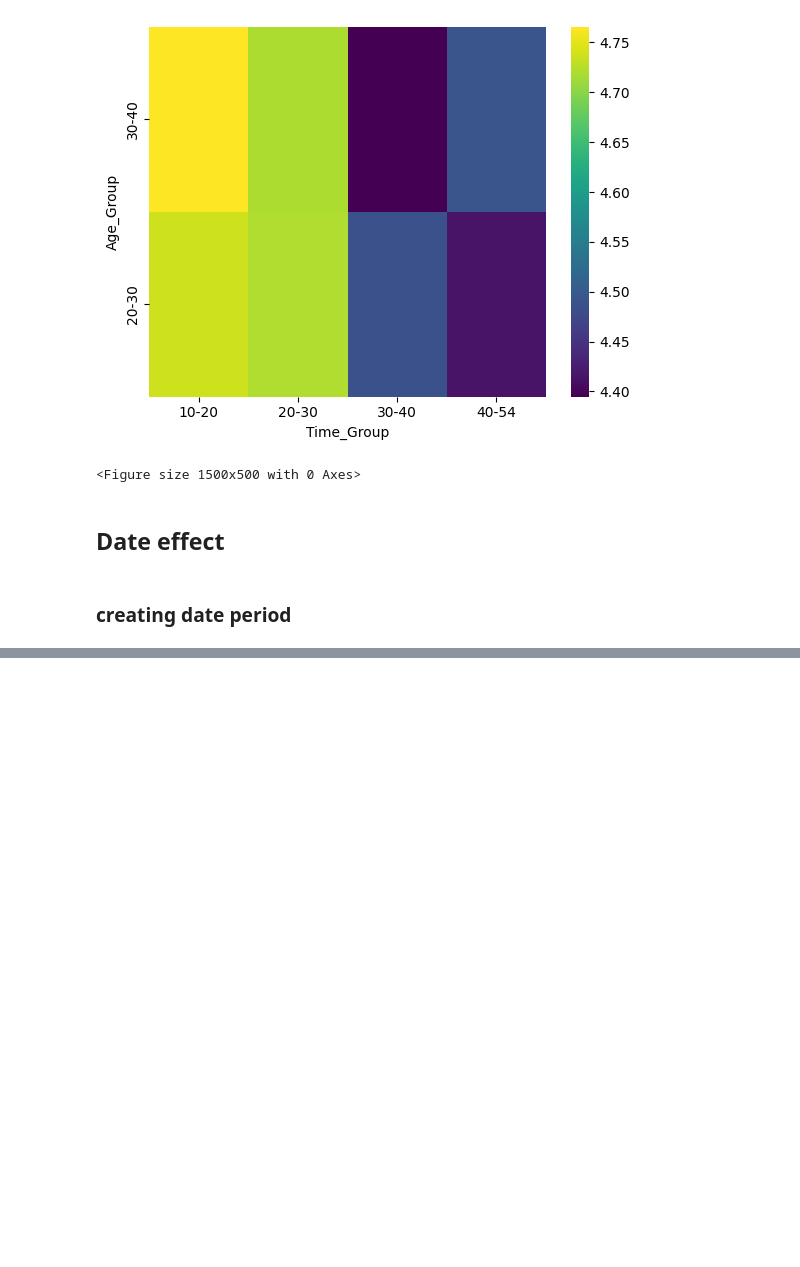
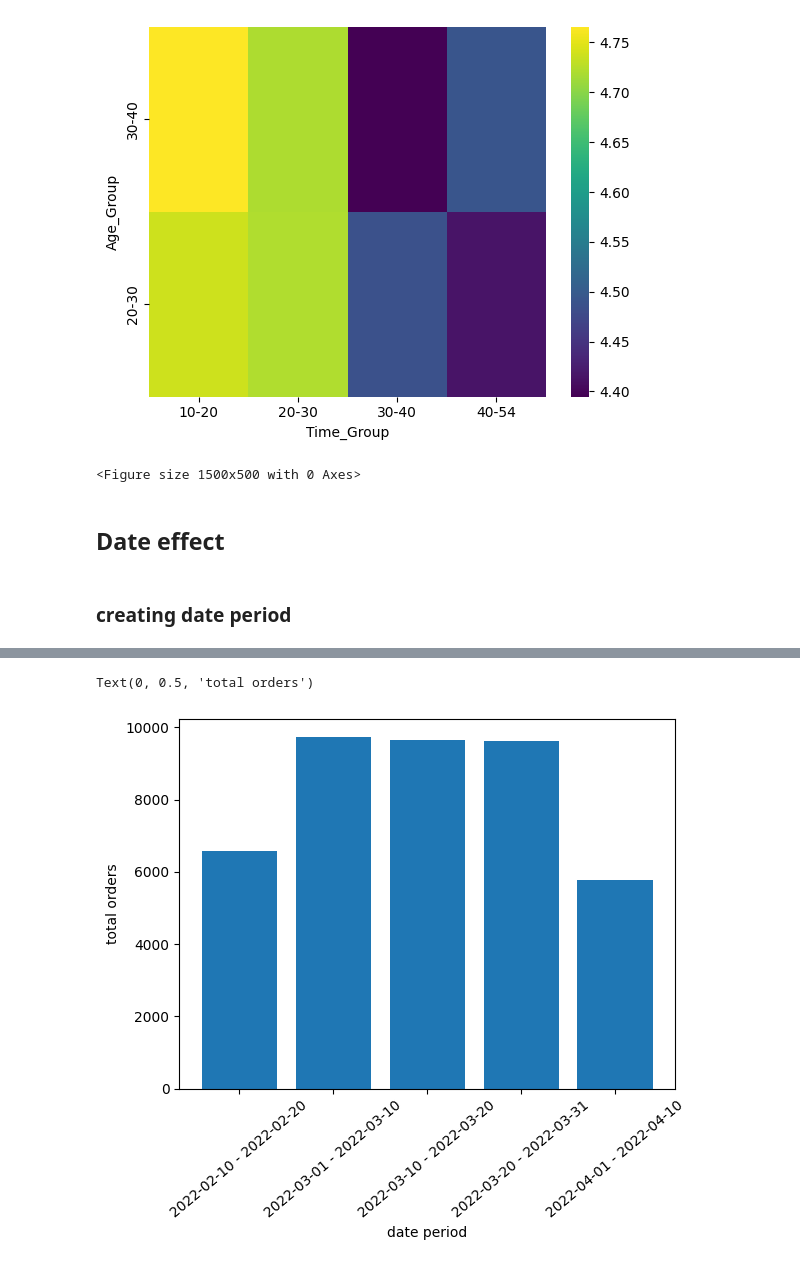
Before and after one commit to Esmaeil-Mashhadi/streamlit_dataVisualization, a Jupyter notebook: dataCleaning.ipynb, the cells around one changed output, grey strips where cells are left out. Saved outputs shown, nothing was run; the diff lists cells and outputs as text; code cells hidden in the pictures; blank space fills up the shorter version.

```diff
--- a/dataCleaning.ipynb
+++ b/dataCleaning.ipynb
@@ -366,0 +360,3 @@ april_df.sample(frac=.1)
+# %%
+group_date = date_df.groupby('Order_Date_period').size().reset_index(name='total_order')
+group_date
@@ -366,0 +370,9 @@ april_df.sample(frac=.1)
+# %%
+fig , axes = plt.subplots()
+axes.bar(group_date['Order_Date_period'] , group_date['total_order'])
+plt.xticks(rotation=40)
+axes.set_xlabel('date period')
+axes.set_ylabel('total orders')
+# %% [output]
+Text(0, 0.5, 'total orders')
+[figure, added]
```
Also changed, not shown: parts of 10 cells of this notebook, 7 other files.
